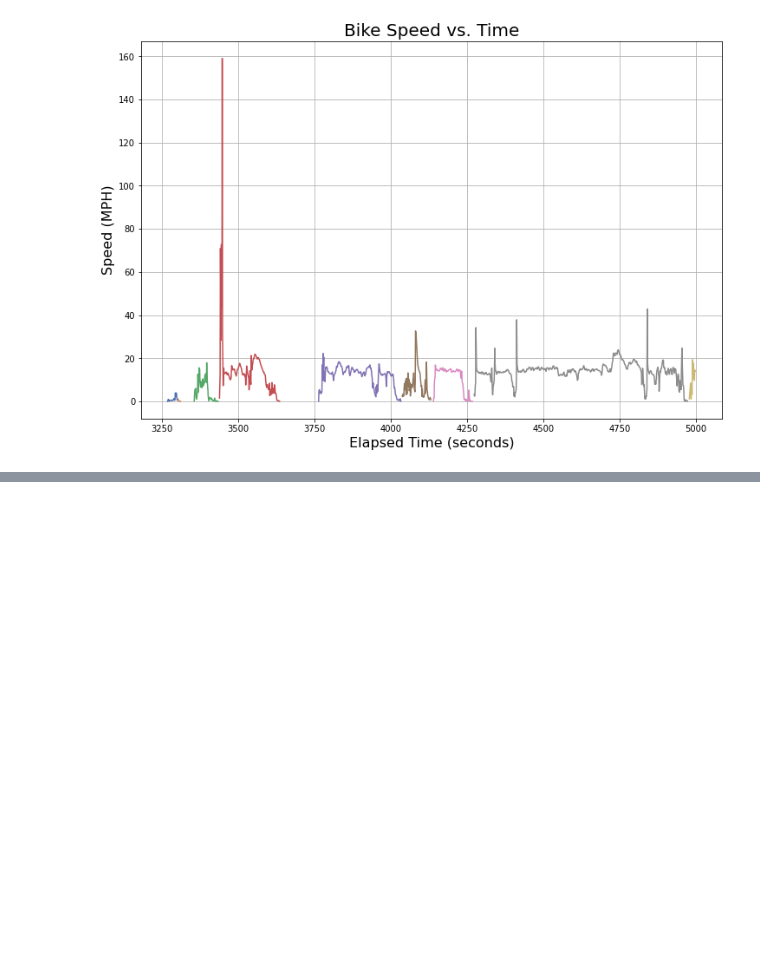
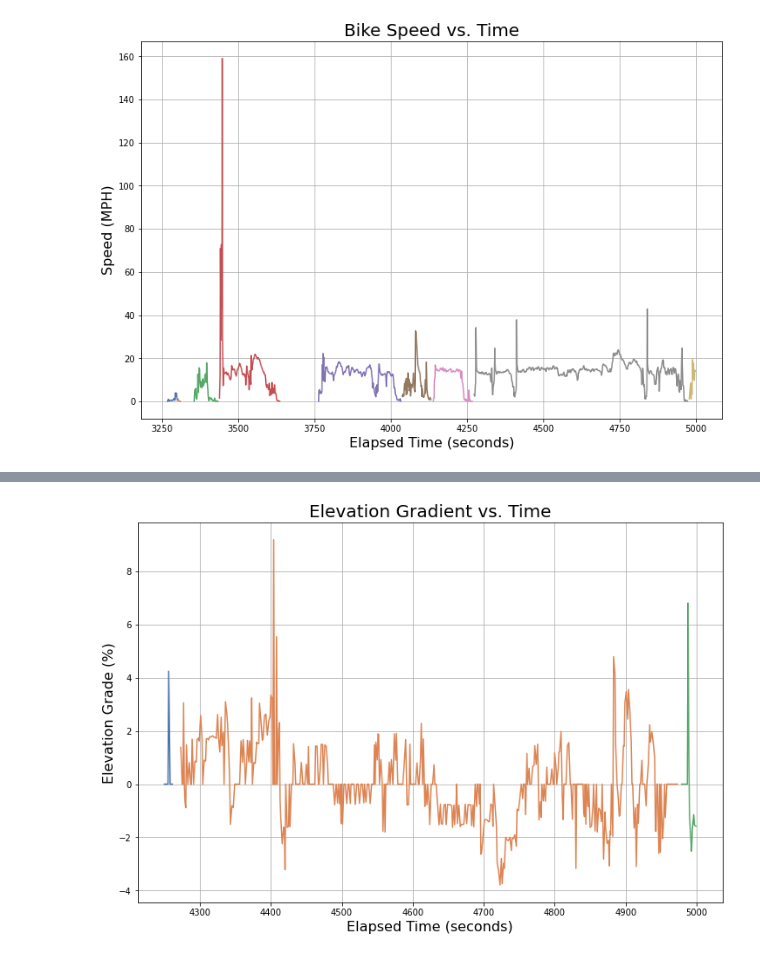
Before and after one commit to ericbauer55/strava-eda, a Jupyter notebook: notebooks/1d. Trip Segment Exploration.ipynb, the cells around one changed output, grey strips where cells are left out. Saved outputs shown, nothing was run; the diff lists cells and outputs as text; code cells hidden in the pictures; blank space fills up the shorter version.

```diff
--- a/notebooks/1d. Trip Segment Exploration.ipynb
+++ b/notebooks/1d. Trip Segment Exploration.ipynb
@@ -168,0 +173,12 @@ _ = plt.grid()
+# %%
+filt_elapsed_time = (df.loc[:,'elapsed_time'] >= 4250) & (df.loc[:,'elapsed_time'] < 5000)
+
+fig = plt.figure(figsize=(12,8))
+_ = sns.lineplot(x='elapsed_time', y='grade', data=df.loc[filt_elapsed_time,:],
+                 hue='gpx_seg_id', legend=False, palette=gpx_seg_palette)
+_ = plt.xlabel('Elapsed Time (seconds)', fontsize=16)
+_ = plt.ylabel('Elevation Grade (%)', fontsize=16)
+_ = plt.title('Elevation Gradient vs. Time', fontsize=20)
+_ = plt.grid()
+# %% [output]
+[figure, added]
```
Also changed, not shown: parts of 2 cells of this notebook.
